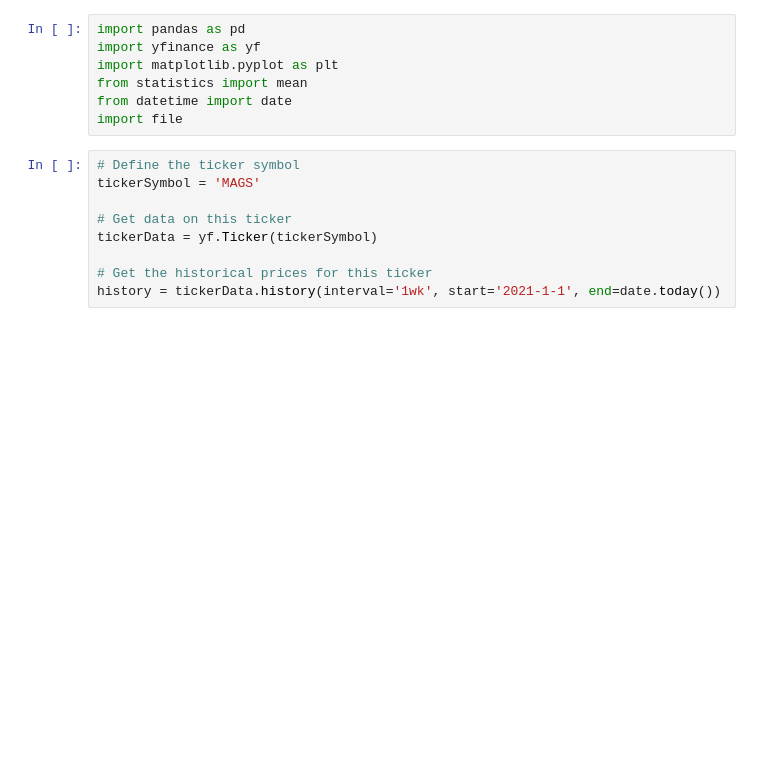
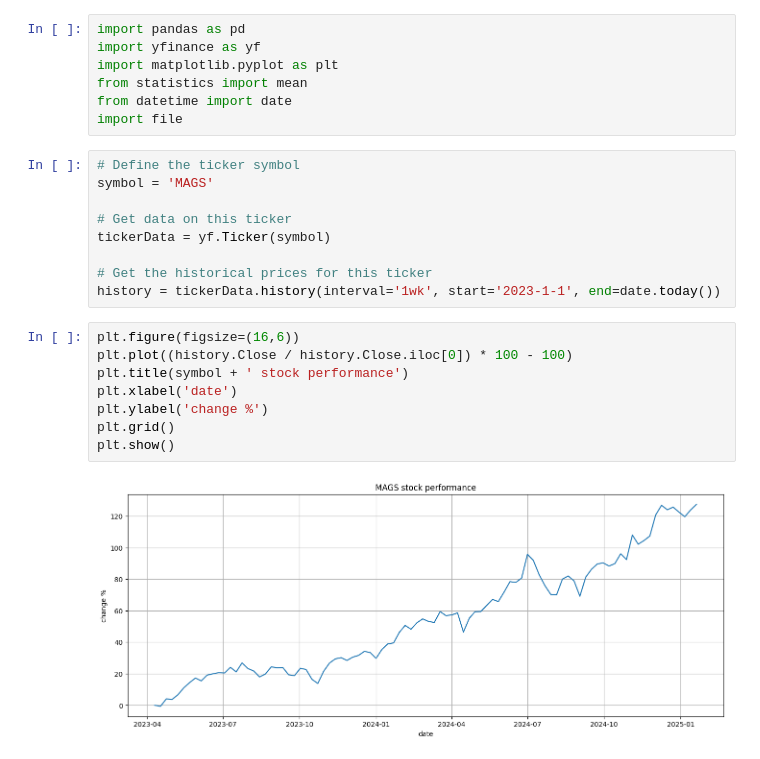
Before and after one commit to dotchev/stox, a Jupyter notebook: weekly-MAGS.ipynb, the cells around one changed output. Cells and saved outputs as stored; diff of their text form; blank space fills up the shorter version.

```diff
--- a/weekly-MAGS.ipynb
+++ b/weekly-MAGS.ipynb
@@ -7,12 +7,22 @@ from datetime import date
 import file
 # %%
 # Define the ticker symbol
-tickerSymbol = 'MAGS'
+symbol = 'MAGS'
 
 # Get data on this ticker
-tickerData = yf.Ticker(tickerSymbol)
+tickerData = yf.Ticker(symbol)
 
 # Get the historical prices for this ticker
-history = tickerData.history(interval='1wk', start='2021-1-1', end=date.today())
+history = tickerData.history(interval='1wk', start='2023-1-1', end=date.today())
+# %%
+plt.figure(figsize=(16,6))
+plt.plot((history.Close / history.Close.iloc[0]) * 100 - 100)
+plt.title(symbol + ' stock performance')
+plt.xlabel('date')
+plt.ylabel('change %')
+plt.grid()
+plt.show()
+# %% [output]
+[figure, added]
 # %%
 
```
Also changed, not shown: parts of 6 cells of this notebook, 17 other files.
